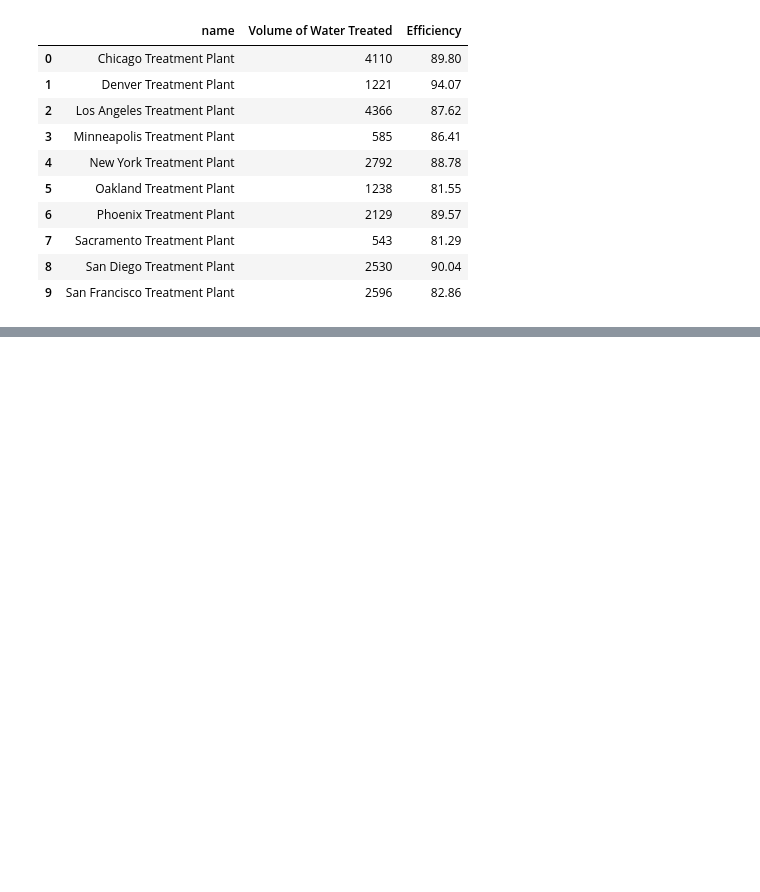
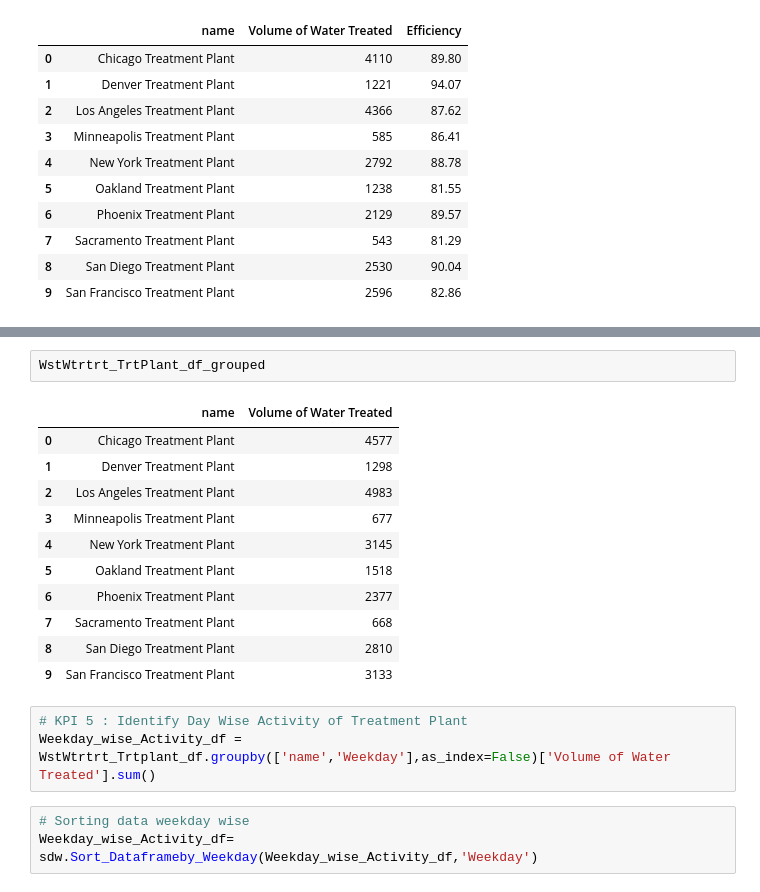
Before and after one commit to Usama00004/AquaMetrics, a Jupyter notebook: WasteWaterManagement.ipynb, the cells around one changed output, grey strips where cells are left out. Saved outputs shown, nothing was run; the diff lists cells and outputs as text; blank space fills up the shorter version.

```diff
--- a/WasteWaterManagement.ipynb
+++ b/WasteWaterManagement.ipynb
@@ -240,3 +263,23 @@ px.bar(Successful_Treated_df.sort_values(by='Efficiency'),x='Efficiency',y='name
 # %% [output]
 ValueError: Mime type rendering requires nbformat>=4.2.0 but it is not installed
 [interactive output not drawn]
+# %%
+WstWtrtrt_TrtPlant_df_grouped
+# %% [output]
+|  | name | Volume of Water Treated |
+| 0 | Chicago Treatment Plant | 4577 |
+| 1 | Denver Treatment Plant | 1298 |
+| 2 | Los Angeles Treatment Plant | 4983 |
+| 3 | Minneapolis Treatment Plant | 677 |
+| 4 | New York Treatment Plant | 3145 |
+| 5 | Oakland Treatment Plant | 1518 |
+| 6 | Phoenix Treatment Plant | 2377 |
+| 7 | Sacramento Treatment Plant | 668 |
+| 8 | San Diego Treatment Plant | 2810 |
+| 9 | San Francisco Treatment Plant | 3133 |
+# %%
+# KPI 5 : Identify Day Wise Activity of Treatment Plant
+Weekday_wise_Activity_df = WstWtrtrt_Trtplant_df.groupby(['name','Weekday'],as_index=False)['Volume of Water Treated'].sum()
+# %%
+# Sorting data weekday wise
+Weekday_wise_Activity_df= sdw.Sort_Dataframeby_Weekday(Weekday_wise_Activity_df,'Weekday')
```
Also changed, not shown: parts of 4 cells of this notebook, 3 other files.
